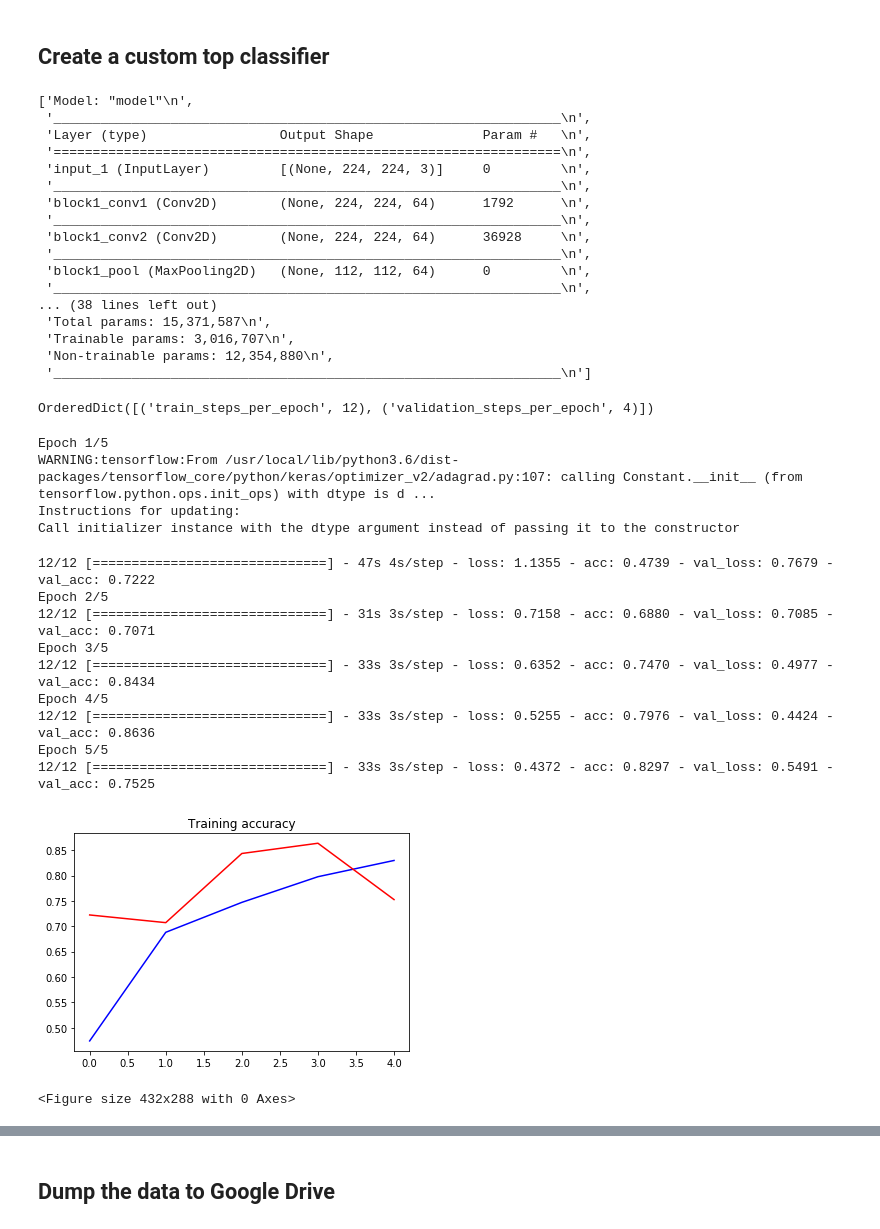
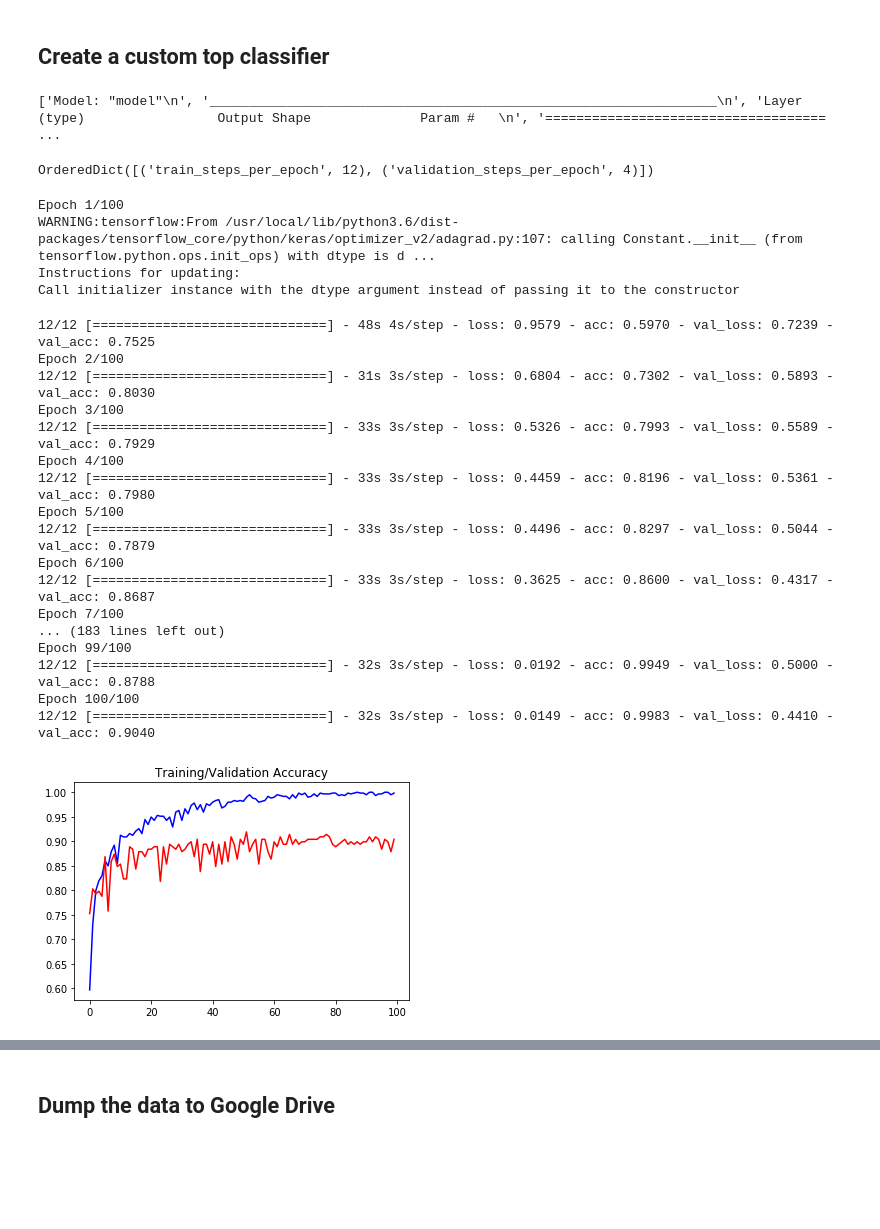
Before and after one commit to renaud-florquin/hands_on_AI, a Jupyter notebook: Défis en intelligence artificielle/Défi1 - IA et analyse images/FireForest.ipynb, the cells around one changed output, grey strips where cells are left out. Cells and saved outputs as stored; diff of their text form; code cells hidden in the pictures; blank space fills up the shorter version.

```diff
--- a/Défis en intelligence artificielle/Défi1 - IA et analyse images/FireForest.ipynb
+++ b/Défis en intelligence artificielle/Défi1 - IA et analyse images/FireForest.ipynb
@@ -24,7 +24,7 @@ Mounted at /content/gdrive
 meta_params = {
   'config_id': 'VGG16_Adagrad_1024_128',
   'categories': ['fire', 'no_fire', 'start_fire'],
-  'epochs': 5,
+  'epochs': 100,
   'batch_size': 50,
   'resolution': 224,
   'train_generator': {
@@ -240,23 +238,7 @@ results['model']['summary'] = []
 model_summary = model.summary(print_fn=lambda info: results['model']['summary'].append(info + '\n'))
 results['model']['summary']
 # %% [output]
-['Model: "model"\n',
- '_________________________________________________________________\n',
- 'Layer (type)                 Output Shape              Param #   \n',
- '=================================================================\n',
- 'input_1 (InputLayer)         [(None, 224, 224, 3)]     0         \n',
- '_________________________________________________________________\n',
- 'block1_conv1 (Conv2D)        (None, 224, 224, 64)      1792      \n',
- '_________________________________________________________________\n',
- 'block1_conv2 (Conv2D)        (None, 224, 224, 64)      36928     \n',
- '_________________________________________________________________\n',
- 'block1_pool (MaxPooling2D)   (None, 112, 112, 64)      0         \n',
- '_________________________________________________________________\n',
-... (38 lines left out)
- 'Total params: 15,371,587\n',
- 'Trainable params: 3,016,707\n',
- 'Non-trainable params: 12,354,880\n',
- '_________________________________________________________________\n']
+['Model: "model"\n', '_________________________________________________________________\n', 'Layer (type)                 Output Shape              Param #   \n', '==================================== ...
 # %%
 model.compile(loss='categorical_crossentropy', optimizer=meta_params['optimizer'], metrics=['accuracy'])
 # %%
@@ -274,30 +256,40 @@ history = model.fit_generator(
     validation_data=validation_generator,
     validation_steps=results['training']['validation_steps_per_epoch'])
 # %% [output]
-Epoch 1/5
+Epoch 1/100
 WARNING:tensorflow:From /usr/local/lib/python3.6/dist-packages/tensorflow_core/python/keras/optimizer_v2/adagrad.py:107: calling Constant.__init__ (from tensorflow.python.ops.init_ops) with dtype is d ...
 Instructions for updating:
 Call initializer instance with the dtype argument instead of passing it to the constructor
-12/12 [==============================] - 47s 4s/step - loss: 1.1355 - acc: 0.4739 - val_loss: 0.7679 - val_acc: 0.7222
-Epoch 2/5
-12/12 [==============================] - 31s 3s/step - loss: 0.7158 - acc: 0.6880 - val_loss: 0.7085 - val_acc: 0.7071
-Epoch 3/5
-12/12 [==============================] - 33s 3s/step - loss: 0.6352 - acc: 0.7470 - val_loss: 0.4977 - val_acc: 0.8434
-Epoch 4/5
-12/12 [==============================] - 33s 3s/step - loss: 0.5255 - acc: 0.7976 - val_loss: 0.4424 - val_acc: 0.8636
-Epoch 5/5
-12/12 [==============================] - 33s 3s/step - loss: 0.4372 - acc: 0.8297 - val_loss: 0.5491 - val_acc: 0.7525
+12/12 [==============================] - 48s 4s/step - loss: 0.9579 - acc: 0.5970 - val_loss: 0.7239 - val_acc: 0.7525
+Epoch 2/100
+12/12 [==============================] - 31s 3s/step - loss: 0.6804 - acc: 0.7302 - val_loss: 0.5893 - val_acc: 0.8030
+Epoch 3/100
+12/12 [==============================] - 33s 3s/step - loss: 0.5326 - acc: 0.7993 - val_loss: 0.5589 - val_acc: 0.7929
+Epoch 4/100
+12/12 [==============================] - 33s 3s/step - loss: 0.4459 - acc: 0.8196 - val_loss: 0.5361 - val_acc: 0.7980
+Epoch 5/100
+12/12 [==============================] - 33s 3s/step - loss: 0.4496 - acc: 0.8297 - val_loss: 0.5044 - val_acc: 0.7879
+Epoch 6/100
+12/12 [==============================] - 33s 3s/step - loss: 0.3625 - acc: 0.8600 - val_loss: 0.4317 - val_acc: 0.8687
+Epoch 7/100
+... (183 lines left out)
+Epoch 99/100
+12/12 [==============================] - 32s 3s/step - loss: 0.0192 - acc: 0.9949 - val_loss: 0.5000 - val_acc: 0.8788
+Epoch 100/100
+12/12 [==============================] - 32s 3s/step - loss: 0.0149 - acc: 0.9983 - val_loss: 0.4410 - val_acc: 0.9040
 # %%
 acc = history.history['acc']
 val_acc = history.history['val_acc']
 epochs   = range(len(acc)) # Get number of epochs
+results['training']['history'] = OrderedDict()
+results['training']['history']['epochs'] = list(epochs)
+results['training']['history']['acc'] = [float(x) for x in acc]
+results['training']['history']['val_acc'] = [float(x) for x in val_acc]
 
 plt.plot(epochs, acc, 'b')
 plt.plot(epochs, val_acc, 'r')
-plt.title('Training accuracy')
-plt.figure()
+plt.title('Training/Validation Accuracy')
 
 plt.savefig('results/training_accuracy.png')
 # %% [output]
-[figure, old version]
+[figure, new version]
-<Figure size 432x288 with 0 Axes>
```
Also changed, not shown: parts of 8 cells of this notebook.
